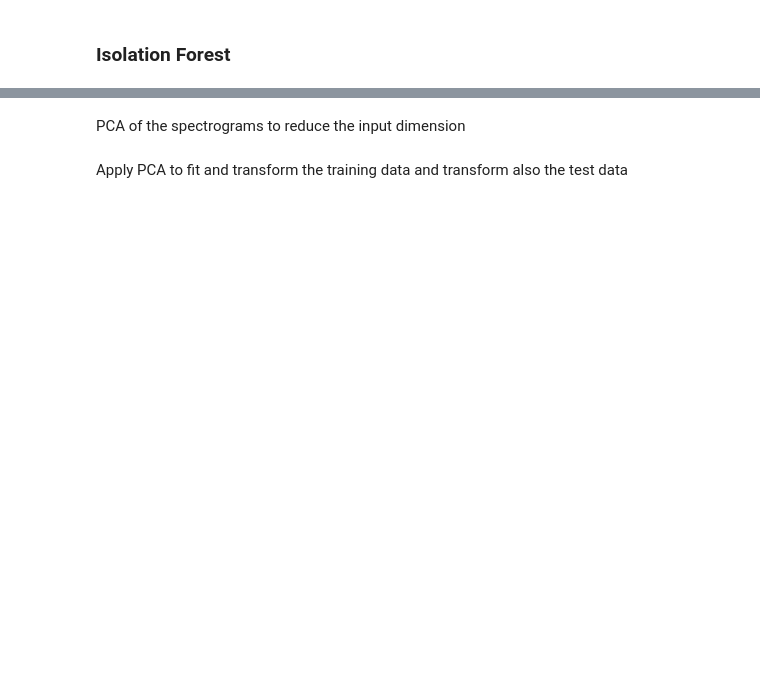
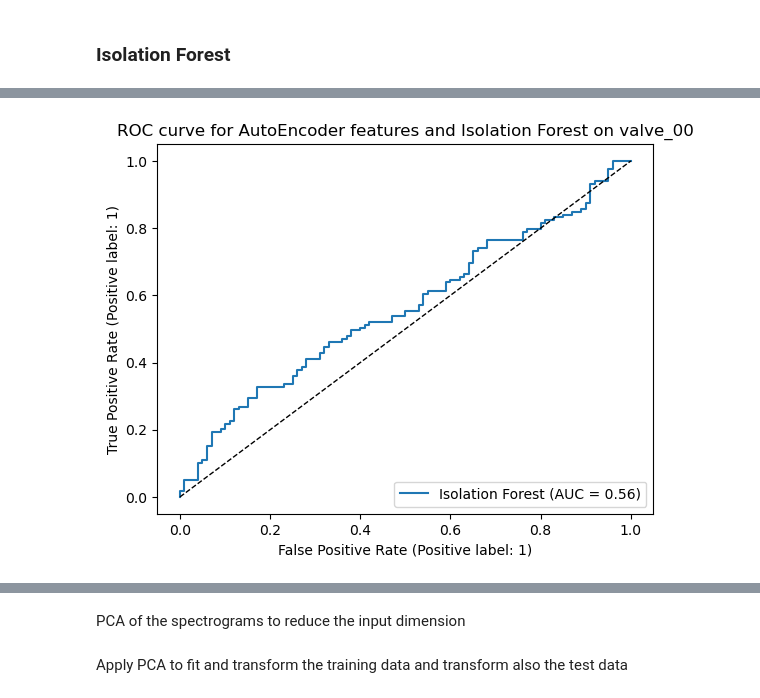
Before and after one commit to j0shcd/ml4pm, a Jupyter notebook: assignment_2/Josh_Graded_Exercise_2.ipynb, the cells around one changed output, grey strips where cells are left out. Cells and saved outputs as stored; diff of their text form; code cells hidden in the pictures; blank space fills up the shorter version.

```diff
--- a/assignment_2/Josh_Graded_Exercise_2.ipynb
+++ b/assignment_2/Josh_Graded_Exercise_2.ipynb
@@ -507,0 +510,6 @@ F1 Score on Test Set: 0.3768
+# %%
+metrics.RocCurveDisplay.from_predictions(y_true, y_test_proba_iso_forest, name="Isolation Forest")
+plt.plot([0, 1], [0, 1], 'k--', linewidth=1)
+plt.title(f"ROC curve for AutoEncoder features and Isolation Forest on {MACHINE}");
+# %% [output]
+[figure, added]
```
Also changed, not shown: parts of 27 cells of this notebook.
